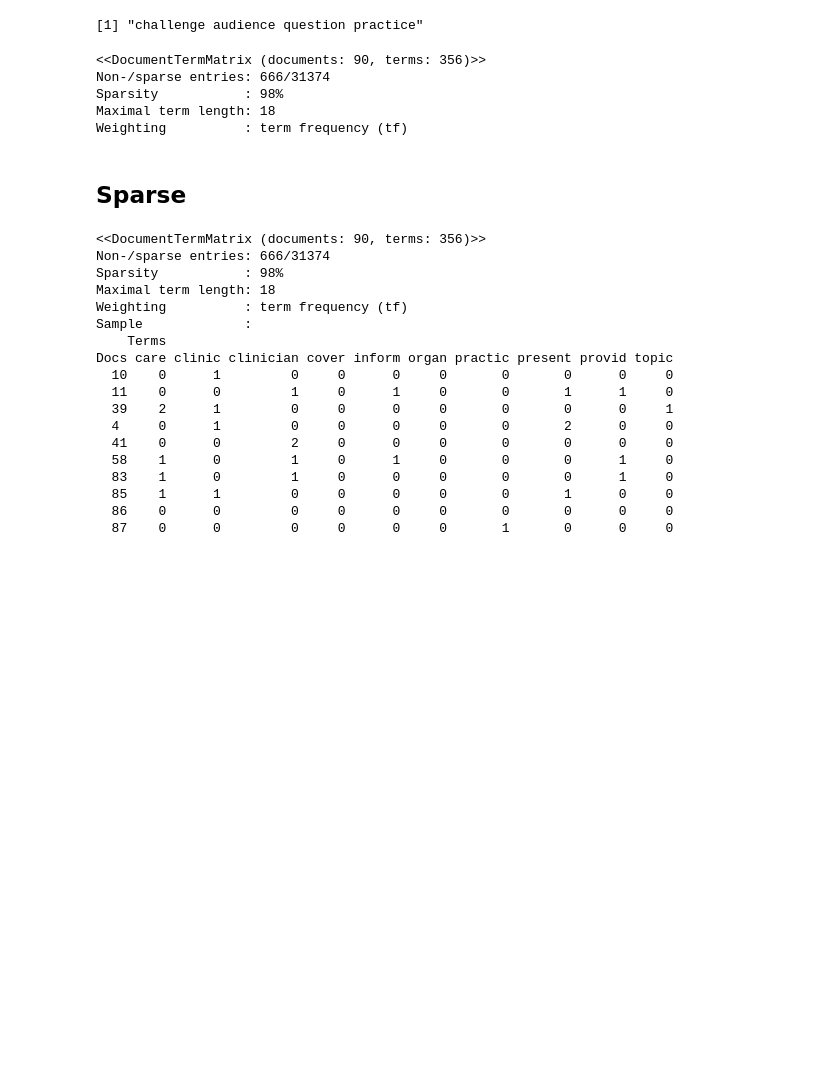
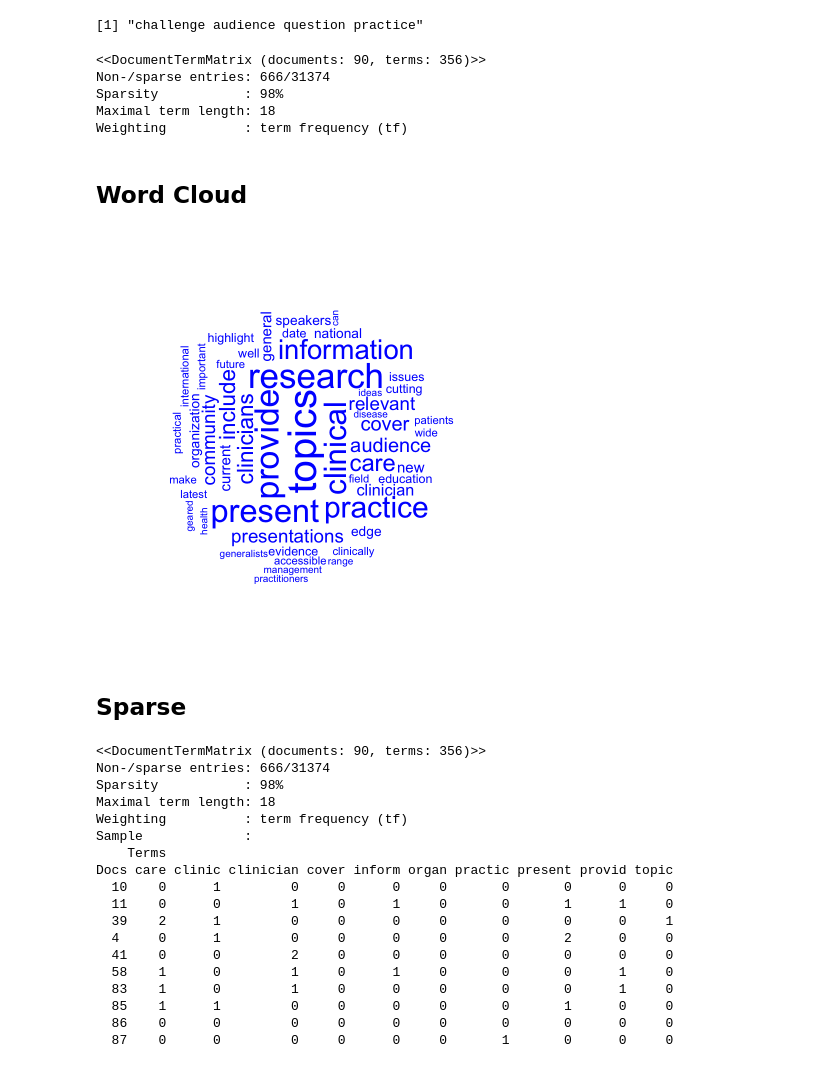
Before and after one commit to DMcLinden/unsorted, a Jupyter notebook: Text_classifier.ipynb, the cells around one changed output. Saved outputs shown, nothing was run; the diff lists cells and outputs as text; code cells hidden in the pictures; blank space fills up the shorter version.

```diff
--- a/Text_classifier.ipynb
+++ b/Text_classifier.ipynb
@@ -299,3 +369,7 @@ Non-/sparse entries: 666/31374
 Sparsity           : 98%
 Maximal term length: 18
 Weighting          : term frequency (tf)
+# %% [markdown]
+## Word Cloud
+# %%
+wc_dm <- TermDocumentMatrix(corpus_output)
@@ -302,3 +380,12 @@ Weighting          : term frequency (tf)
+# %%
+wc <- as.matrix(wc_dm)
+wc_sort <- sort(rowSums(wc), decreasing = TRUE)
+wc_df <- data.frame(word= names(wc_sort), freq = wc_sort)
+# %%
+set.seed(1234)
+wordcloud(words = wc_df$word, freq = wc_df$freq, min.freq = 1, max.words=50, random.order = FALSE, rot.per = 0.3, colors = "blue")
+# %% [output]
+[figure, added]
 # %% [markdown]
 ## Sparse
 # %%
```
Also changed, not shown: parts of 10 cells of this notebook.
